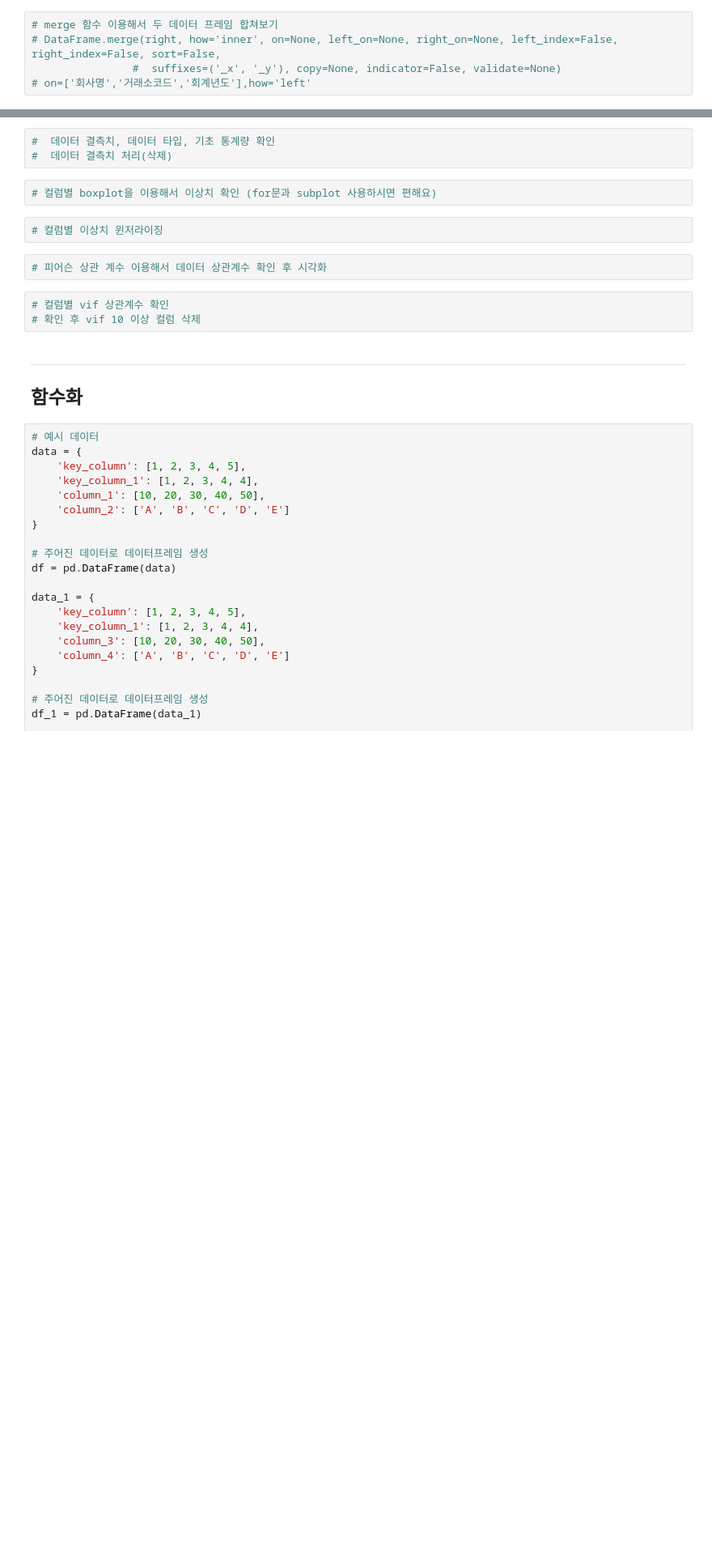
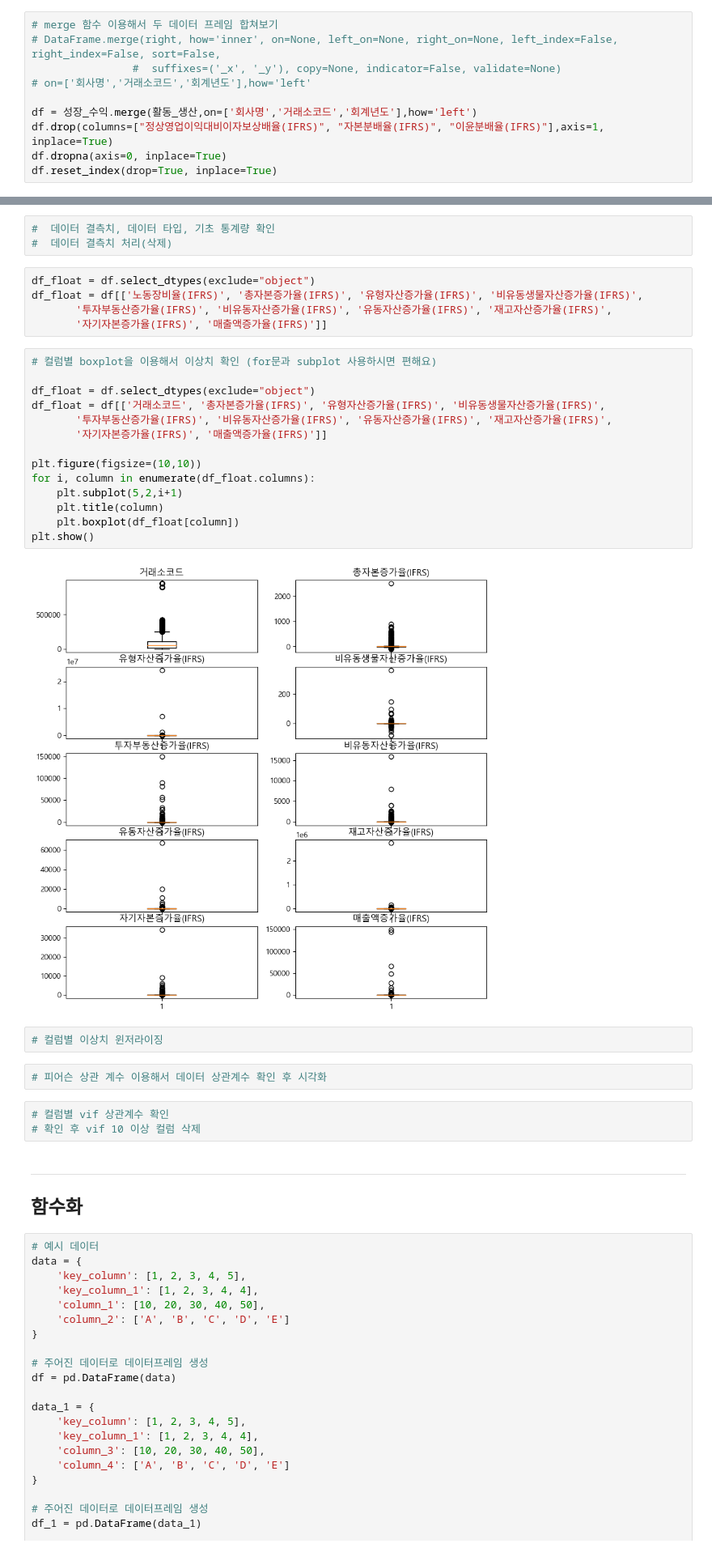
Before and after one commit to juno-bara/7_tutoring, a Jupyter notebook: tutoring_3.ipynb, the cells around one changed output, grey strips where cells are left out. Shown at 81% size. Cells and saved outputs as stored; diff of their text form; blank space fills up the shorter version.

```diff
--- a/tutoring_3.ipynb
+++ b/tutoring_3.ipynb
@@ -401,3 +444,8 @@ print(활동_생산.isna().sum().sum())
 # DataFrame.merge(right, how='inner', on=None, left_on=None, right_on=None, left_index=False, right_index=False, sort=False,
                 #  suffixes=('_x', '_y'), copy=None, indicator=False, validate=None)
 # on=['회사명','거래소코드','회계년도'],how='left'
+
+df = 성장_수익.merge(활동_생산,on=['회사명','거래소코드','회계년도'],how='left')
+df.drop(columns=["정상영업이익대비이자보상배율(IFRS)", "자본분배율(IFRS)", "이윤분배율(IFRS)"],axis=1, inplace=True)
+df.dropna(axis=0, inplace=True)
+df.reset_index(drop=True, inplace=True)
@@ -404,8 +477,27 @@ print(활동_생산.isna().sum().sum())
 # %%
 #  데이터 결측치, 데이터 타입, 기초 통계량 확인
 #  데이터 결측치 처리(삭제)
-# %%
-# 컬럼별 boxplot을 이용해서 이상치 확인 (for문과 subplot 사용하시면 편해요)
+# %%
+df_float = df.select_dtypes(exclude="object")
+df_float = df[['노동장비율(IFRS)', '총자본증가율(IFRS)', '유형자산증가율(IFRS)', '비유동생물자산증가율(IFRS)',
+       '투자부동산증가율(IFRS)', '비유동자산증가율(IFRS)', '유동자산증가율(IFRS)', '재고자산증가율(IFRS)',
+       '자기자본증가율(IFRS)', '매출액증가율(IFRS)']]
+# %%
+# 컬럼별 boxplot을 이용해서 이상치 확인 (for문과 subplot 사용하시면 편해요)
+
+df_float = df.select_dtypes(exclude="object")
+df_float = df[['거래소코드', '총자본증가율(IFRS)', '유형자산증가율(IFRS)', '비유동생물자산증가율(IFRS)',
+       '투자부동산증가율(IFRS)', '비유동자산증가율(IFRS)', '유동자산증가율(IFRS)', '재고자산증가율(IFRS)',
+       '자기자본증가율(IFRS)', '매출액증가율(IFRS)']]
+
+plt.figure(figsize=(10,10))
+for i, column in enumerate(df_float.columns):
+    plt.subplot(5,2,i+1)
+    plt.title(column)
+    plt.boxplot(df_float[column])
+plt.show()
+# %% [output]
+[figure, added]
 # %%
 # 컬럼별 이상치 윈저라이징
 # %%
```
Also changed, not shown: parts of 10 cells of this notebook, 2 other files.
